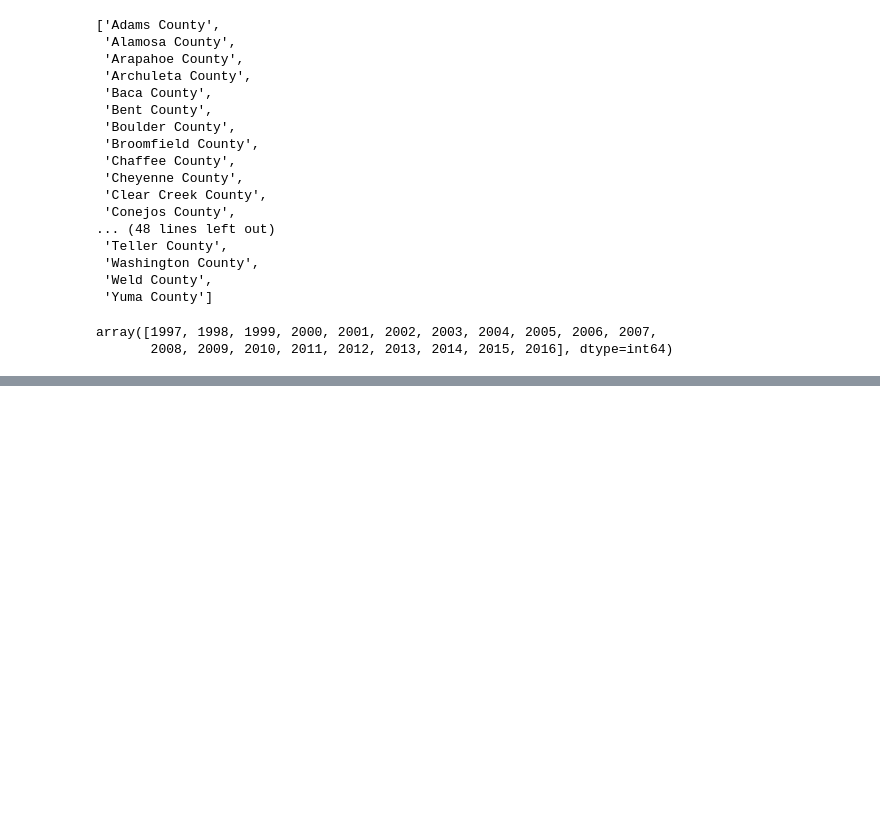
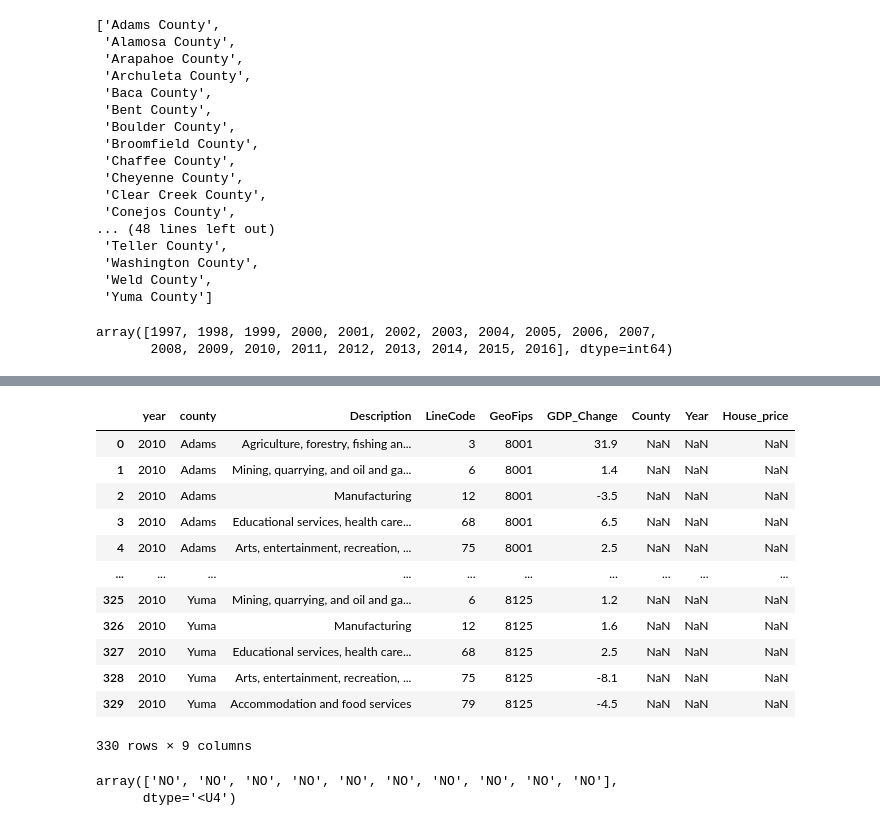
Before and after one commit to phanafin/I-m-all-out-of-bubble-gum, a Jupyter notebook: Data_processing.ipynb, the cells around one changed output, grey strips where cells are left out. Cells and saved outputs as stored; diff of their text form; code cells hidden in the pictures; blank space fills up the shorter version.

```diff
--- a/Data_processing.ipynb
+++ b/Data_processing.ipynb
@@ -89,0 +90,4 @@ with open("Resources/house_price.csv", "w", newline="") as house_data:
+# %%
+# importing housing data
+house_df = pd.read_excel('Resources/house_df.xlsx')
+econ_df = pd.read_excel('Resources/CO_industries_GDP_changes.xlsx')
@@ -89,0 +142,28 @@ with open("Resources/house_price.csv", "w", newline="") as house_data:
+# %%
+econ_house_df = pd.merge(econ_df, house_df, left_on=['year', 'county'], right_on=['Year','County'], how="left")
+econ_house_df[econ_house_df.year == 2010]
+# %% [output]
+|  | year | county | Description | LineCode | GeoFips | GDP_Change | County | Year | House_price |
+| 0 | 2010 | Adams | Agriculture, forestry, fishing an... | 3 | 8001 | 31.9 | NaN | NaN | NaN |
+| 1 | 2010 | Adams | Mining, quarrying, and oil and ga... | 6 | 8001 | 1.4 | NaN | NaN | NaN |
+| 2 | 2010 | Adams | Manufacturing | 12 | 8001 | -3.5 | NaN | NaN | NaN |
+| 3 | 2010 | Adams | Educational services, health care... | 68 | 8001 | 6.5 | NaN | NaN | NaN |
+| 4 | 2010 | Adams | Arts, entertainment, recreation, ... | 75 | 8001 | 2.5 | NaN | NaN | NaN |
+| ... | ... | ... | ... | ... | ... | ... | ... | ... | ... |
+| 325 | 2010 | Yuma | Mining, quarrying, and oil and ga... | 6 | 8125 | 1.2 | NaN | NaN | NaN |
+| 326 | 2010 | Yuma | Manufacturing | 12 | 8125 | 1.6 | NaN | NaN | NaN |
+| 327 | 2010 | Yuma | Educational services, health care... | 68 | 8125 | 2.5 | NaN | NaN | NaN |
+| 328 | 2010 | Yuma | Arts, entertainment, recreation, ... | 75 | 8125 | -8.1 | NaN | NaN | NaN |
+| 329 | 2010 | Yuma | Accommodation and food services | 79 | 8125 | -4.5 | NaN | NaN | NaN |
+330 rows × 9 columns
+# %%
+# df['winner'] = np.select(conditions, choices, default='Tie')
+import numpy as np
+conditions = [econ_df.year.unique() == house_df.Year.unique]
+choices = ["same"]
+
+compare = np.select(conditions, choices, default='NO')
+compare
+# %% [output]
+array(['NO', 'NO', 'NO', 'NO', 'NO', 'NO', 'NO', 'NO', 'NO', 'NO'],
+      dtype='<U4')
```
Also changed, not shown: parts of 15 cells of this notebook.
